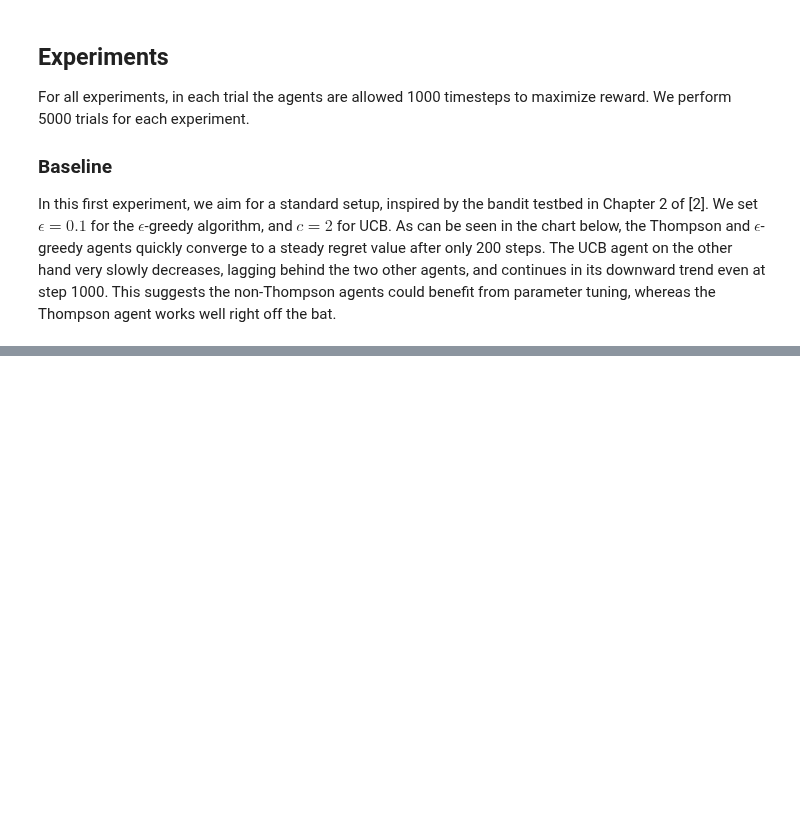
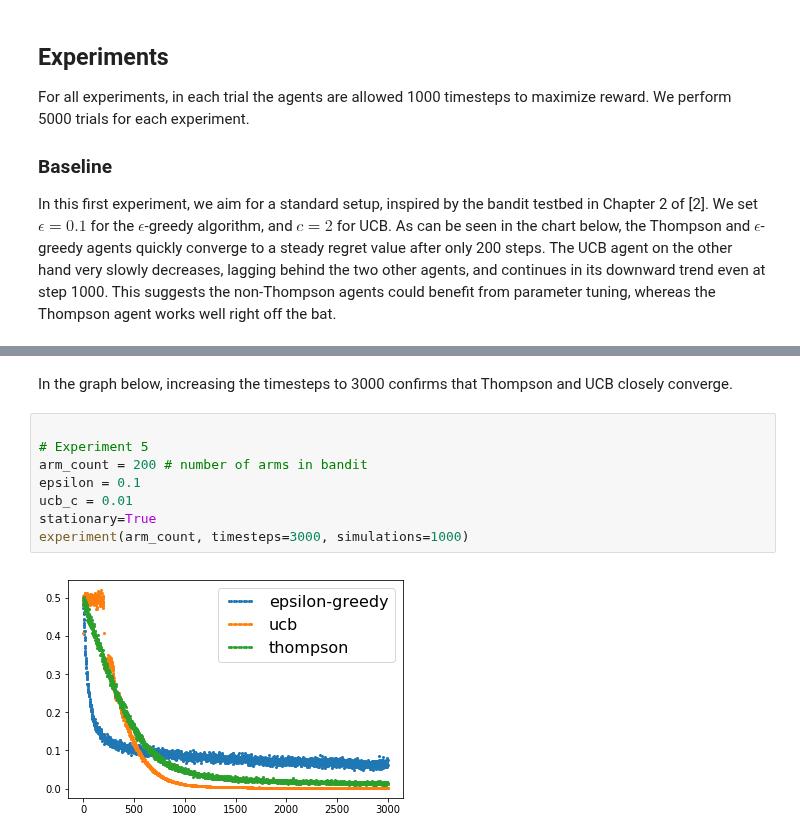
Before and after one commit to martin-fabbri/colab-notebooks, a Jupyter notebook: bandits/02-bandits-thompson-sampling.ipynb, the cells around one changed output, grey strips where cells are left out. Cells and saved outputs as stored; diff of their text form; blank space fills up the shorter version.

```diff
--- a/bandits/02-bandits-thompson-sampling.ipynb
+++ b/bandits/02-bandits-thompson-sampling.ipynb
@@ -294,0 +315,12 @@ KeyboardInterrupt: ignored
+# %% [markdown]
+In the graph below, increasing the timesteps to 3000 confirms that Thompson and UCB closely converge.
+# %%
+
+# Experiment 5
+arm_count = 200 # number of arms in bandit
+epsilon = 0.1
+ucb_c = 0.01
+stationary=True
+experiment(arm_count, timesteps=3000, simulations=1000)
+# %% [output]
+[figure, added]
```
Also changed, not shown: parts of 12 cells of this notebook.
